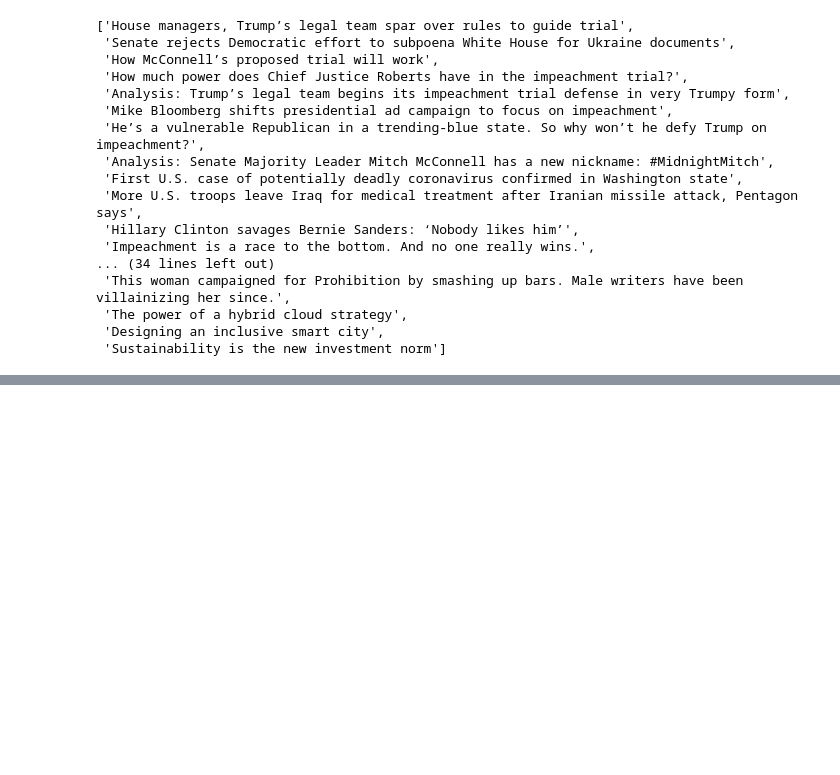
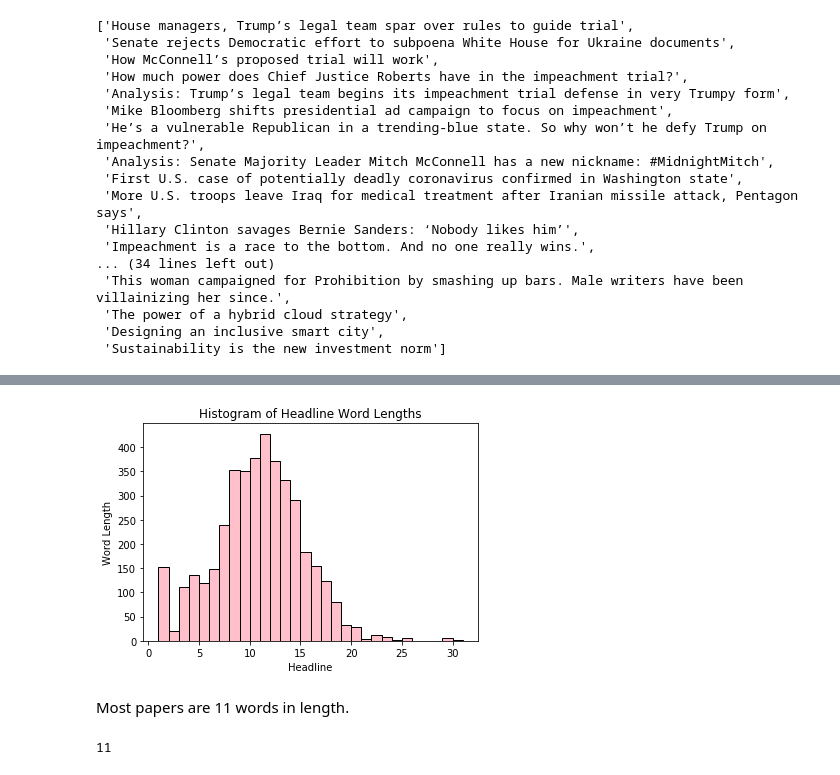
Before and after one commit to brienna/coronavirus-news-analysis, a Jupyter notebook: 2020_04_09_washington_post_scraper.ipynb, the cells around one changed output, grey strips where cells are left out. Saved outputs shown, nothing was run; the diff lists cells and outputs as text; code cells hidden in the pictures; blank space fills up the shorter version.

```diff
--- a/2020_04_09_washington_post_scraper.ipynb
+++ b/2020_04_09_washington_post_scraper.ipynb
@@ -181,0 +242,3 @@ data
+# %%
+df = pd.read_csv('headlines.csv', index_col=False, parse_dates=['date'])
+df
@@ -181,0 +259,3 @@ data
+# %%
+df['headlines'] = df['headlines'].apply(literal_eval)
+all_headlines = np.concatenate(df['headlines'].values)
@@ -181,0 +278,3 @@ data
+# %%
+headline_lengths = [len(x.split(' ')) for x in all_headlines]
+headline_lengths
@@ -181,0 +299,14 @@ data
+# %%
+plt.hist(headline_lengths, color='pink', edgecolor='black', bins=30)
+plt.title('Histogram of Headline Word Lengths')
+plt.xlabel('Headline')
+plt.ylabel('Word Length')
+plt.show()
+# %% [output]
+[figure, added]
+# %% [markdown]
+Most papers are 11 words in length.
+# %%
+scipy.mode(headline_lengths).mode[0]
+# %% [output]
+11
```
Also changed, not shown: parts of 77 cells of this notebook, 2 other files.
